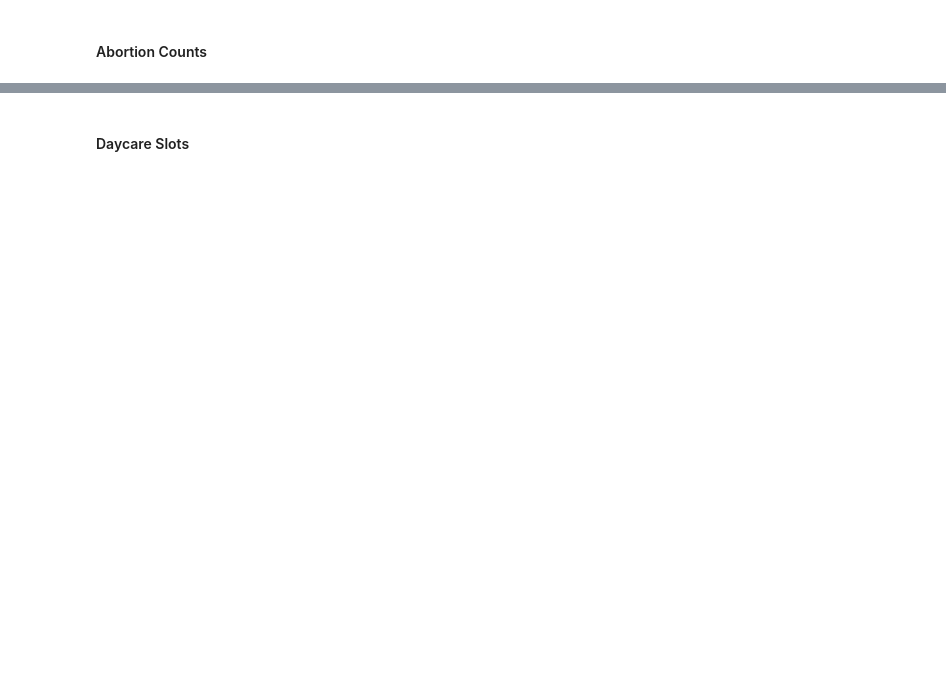
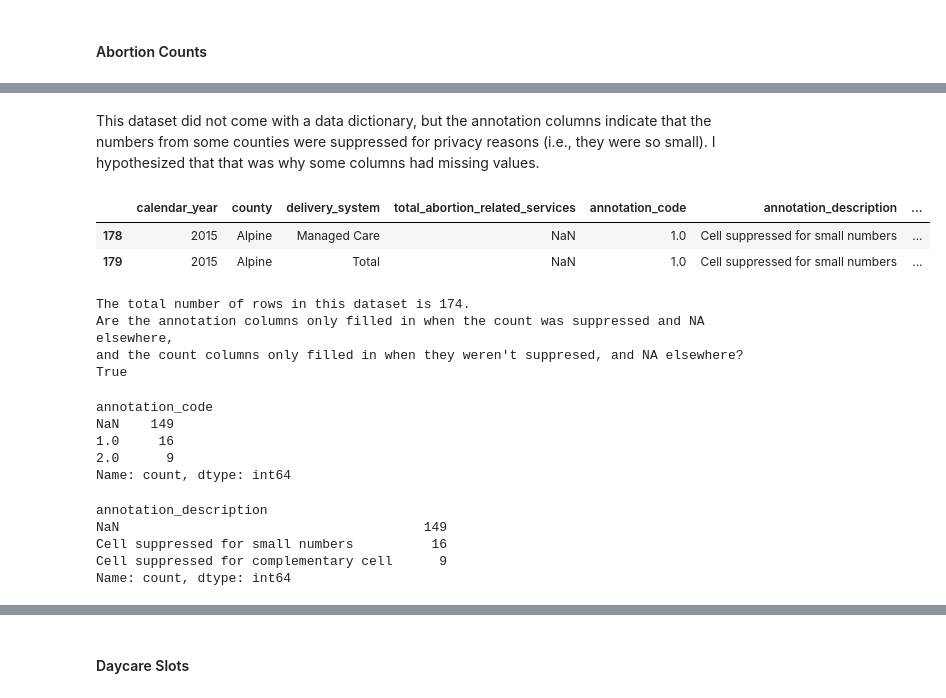
Before and after one commit to emilyksanders/dsb318-group4, a Jupyter notebook: 01_notebooks/data_cleaning_eks.ipynb, the cells around one changed output, grey strips where cells are left out. Saved outputs shown, nothing was run; the diff lists cells and outputs as text; code cells hidden in the pictures; blank space fills up the shorter version.

```diff
--- a/01_notebooks/data_cleaning_eks.ipynb
+++ b/01_notebooks/data_cleaning_eks.ipynb
@@ -147,2 +158,14 @@ The datasets that resulted from my initial cleaning, that went on to be part of
 # %% [markdown]
 #### Abortion Counts
+# %%
+# Read it in
+abortion_counts = pd.read_csv('./01_original_datasets/abortions_funded_counts.csv')
+
+# Rename columns
+col_names = [col.lower().replace(' ', '_') for col in abortion_counts.columns]
+col_names = [col.lower().replace('-', '_') for col in col_names]
+abortion_counts.columns = col_names
+abortion_counts.columns
+
+# Get the shape
+abortion_counts.shape
@@ -148,0 +174,10 @@ The datasets that resulted from my initial cleaning, that went on to be part of
+# %%
+# 2015 only
+abortion_counts = abortion_counts[abortion_counts['calendar_year']==2015]
+
+# Real counties only
+abortion_counts = abortion_counts[abortion_counts['county']!='Unknown']
+abortion_counts = abortion_counts[abortion_counts['county']!='Statewide']
+
+# Get the shape
+abortion_counts.shape
@@ -148,0 +219,38 @@ The datasets that resulted from my initial cleaning, that went on to be part of
+# %% [markdown]
+This dataset did not come with a data dictionary, but the annotation columns indicate that the numbers from some counties were suppressed for privacy reasons (i.e., they were so small).  I hypothesized that that was why some columns had missing values.
+# %%
+# Check those rows out
+abortion_counts[abortion_counts['total_abortion_related_services'].isna()].head(2)
+# %% [output]
+|  | calendar_year | county | delivery_system | total_abortion_related_services | annotation_code | annotation_description | ... |
+| 178 | 2015 | Alpine | Managed Care | NaN | 1.0 | Cell suppressed for small numbers | ... |
+| 179 | 2015 | Alpine | Total | NaN | 1.0 | Cell suppressed for small numbers | ... |
+# %%
+print(f'''The total number of rows in this dataset is {abortion_counts.shape[0]}.
+Are the annotation columns only filled in when the count was suppressed and NA elsewhere,
+and the count columns only filled in when they weren't suppresed, and NA elsewhere?
+{abortion_counts.shape[0]==(
+    abortion_counts['total_abortion_related_services'].isna().sum() + abortion_counts[
+    'annotation_code'].isna().sum())}''')
+# %% [output]
+The total number of rows in this dataset is 174.
+Are the annotation columns only filled in when the count was suppressed and NA elsewhere,
+and the count columns only filled in when they weren't suppresed, and NA elsewhere?
+True
+# %%
+# What is in these annotation columns?
+abortion_counts['annotation_code'].value_counts(dropna = False)
+# %% [output]
+annotation_code
+NaN    149
+1.0     16
+2.0      9
+Name: count, dtype: int64
+# %%
+abortion_counts['annotation_description'].value_counts(dropna = False)
+# %% [output]
+annotation_description
+NaN                                       149
+Cell suppressed for small numbers          16
+Cell suppressed for complementary cell      9
+Name: count, dtype: int64
```
Also changed, not shown: parts of 64 cells of this notebook, 3 other files.
